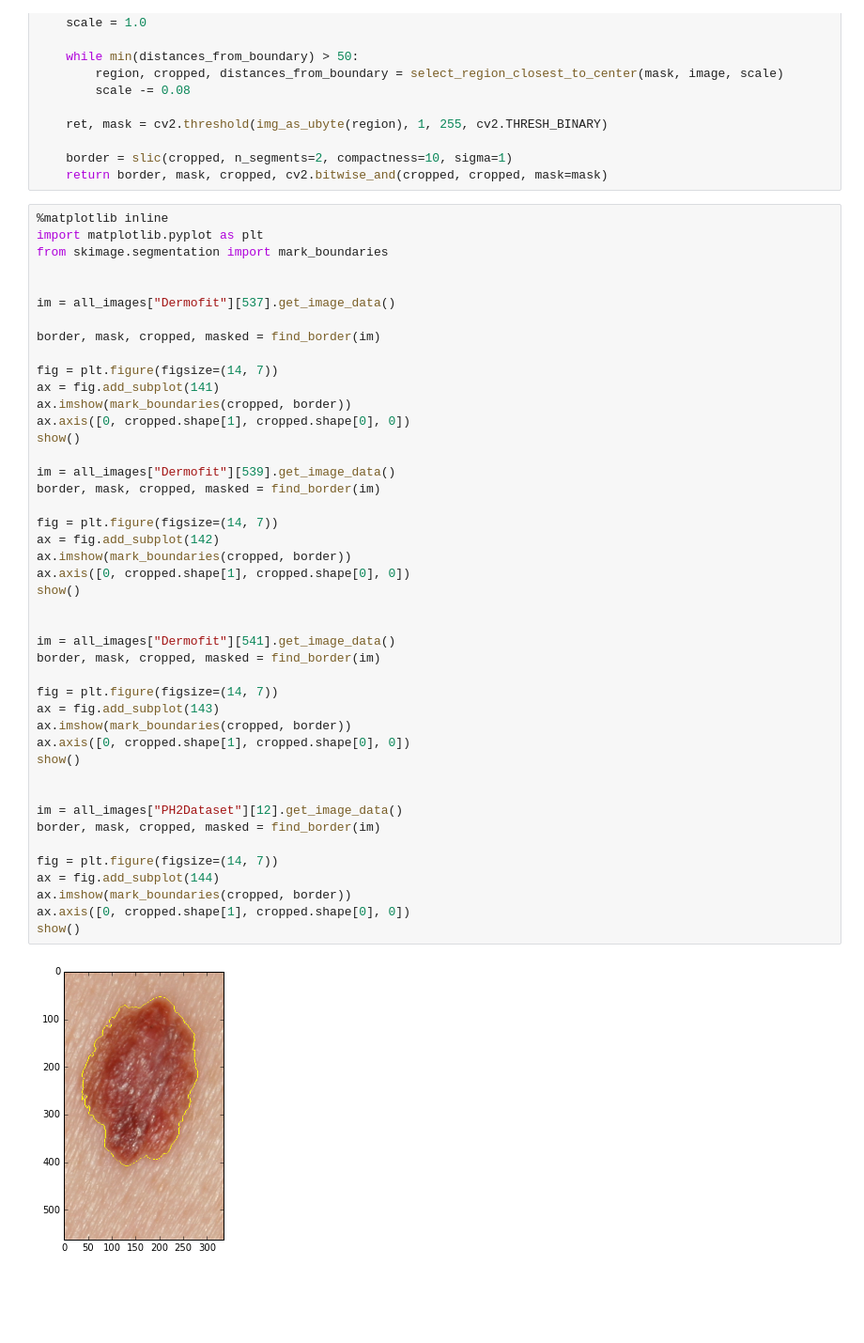
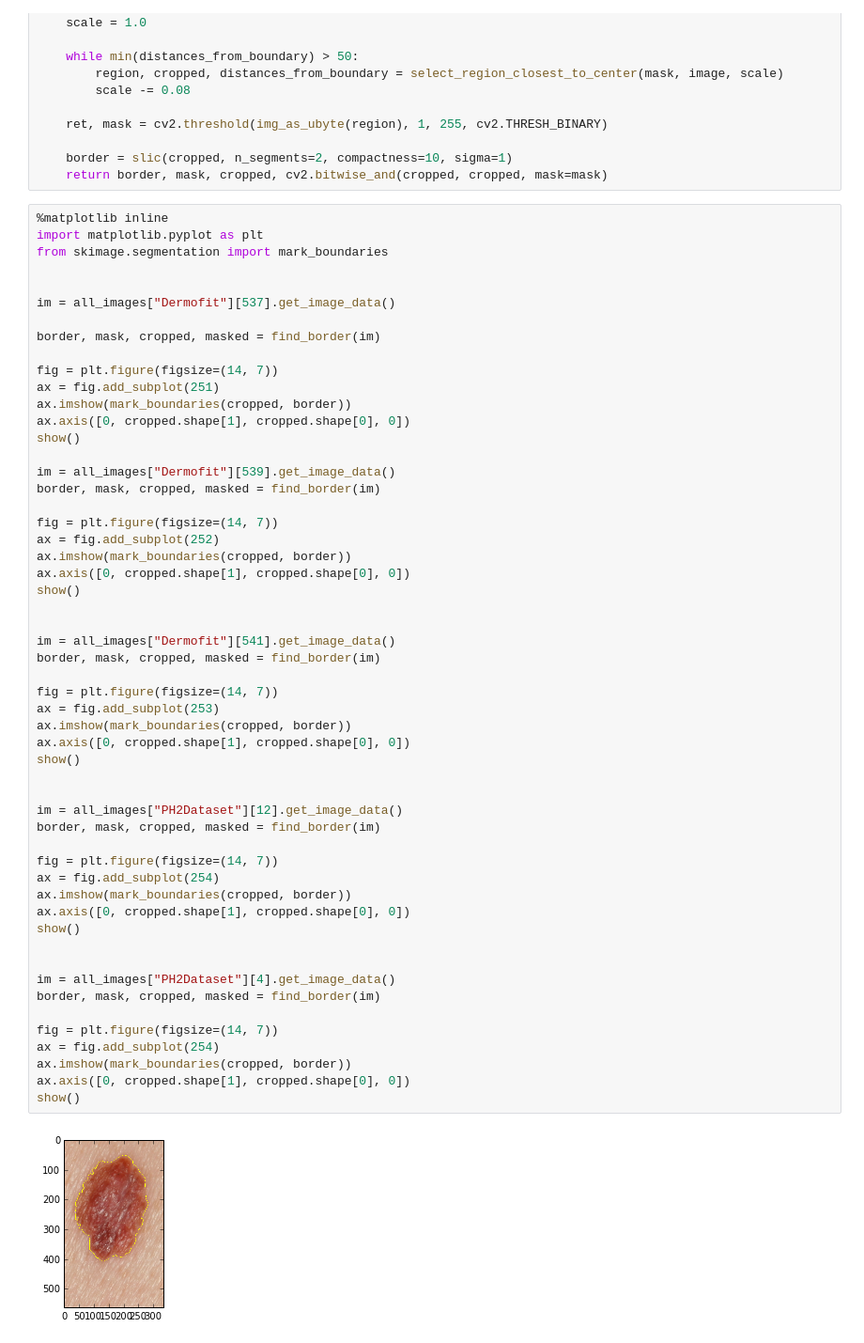
Before and after one commit to alexgustafson/BATests, a Jupyter notebook: Extract Border.ipynb, the cells around one changed output. Shown: that part at 94% size. Cells and saved outputs as stored; diff of their text form; blank space fills up the shorter version.

Commit message:
border final

```diff
--- a/Extract Border.ipynb
+++ b/Extract Border.ipynb
@@ -175,38 +175,48 @@ im = all_images["Dermofit"][537].get_image_data()
 border, mask, cropped, masked = find_border(im)
 
 fig = plt.figure(figsize=(14, 7))
-ax = fig.add_subplot(141)
+ax = fig.add_subplot(251)
 ax.imshow(mark_boundaries(cropped, border))
 ax.axis([0, cropped.shape[1], cropped.shape[0], 0])
 show()
 
 im = all_images["Dermofit"][539].get_image_data()
 border, mask, cropped, masked = find_border(im)
 
 fig = plt.figure(figsize=(14, 7))
-ax = fig.add_subplot(142)
+ax = fig.add_subplot(252)
 ax.imshow(mark_boundaries(cropped, border))
 ax.axis([0, cropped.shape[1], cropped.shape[0], 0])
 show()
 
 
 im = all_images["Dermofit"][541].get_image_data()
 border, mask, cropped, masked = find_border(im)
 
 fig = plt.figure(figsize=(14, 7))
-ax = fig.add_subplot(143)
+ax = fig.add_subplot(253)
 ax.imshow(mark_boundaries(cropped, border))
 ax.axis([0, cropped.shape[1], cropped.shape[0], 0])
 show()
 
 
 im = all_images["PH2Dataset"][12].get_image_data()
 border, mask, cropped, masked = find_border(im)
 
 fig = plt.figure(figsize=(14, 7))
-ax = fig.add_subplot(144)
+ax = fig.add_subplot(254)
 ax.imshow(mark_boundaries(cropped, border))
 ax.axis([0, cropped.shape[1], cropped.shape[0], 0])
 show()
+
+
+im = all_images["PH2Dataset"][4].get_image_data()
+border, mask, cropped, masked = find_border(im)
+
+fig = plt.figure(figsize=(14, 7))
+ax = fig.add_subplot(254)
+ax.imshow(mark_boundaries(cropped, border))
+ax.axis([0, cropped.shape[1], cropped.shape[0], 0])
+show()
 # %% [output]
-[figure, old version]
+[figure, new version]
```
Also changed, not shown: parts of 1 cell of this notebook.
